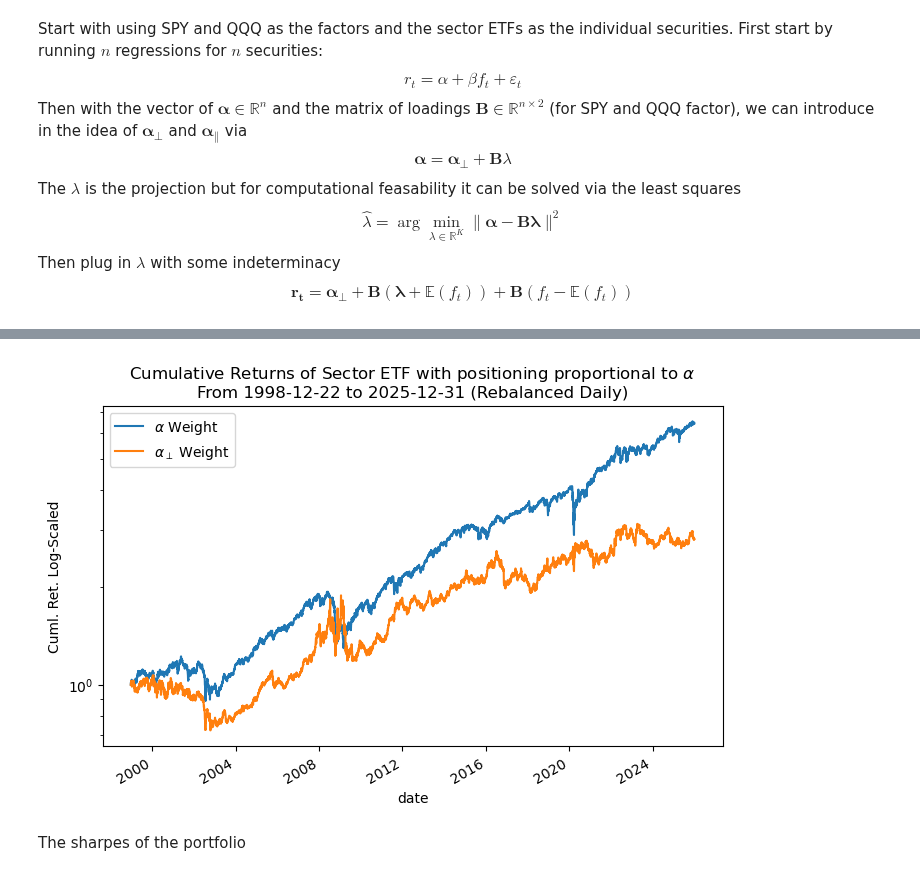
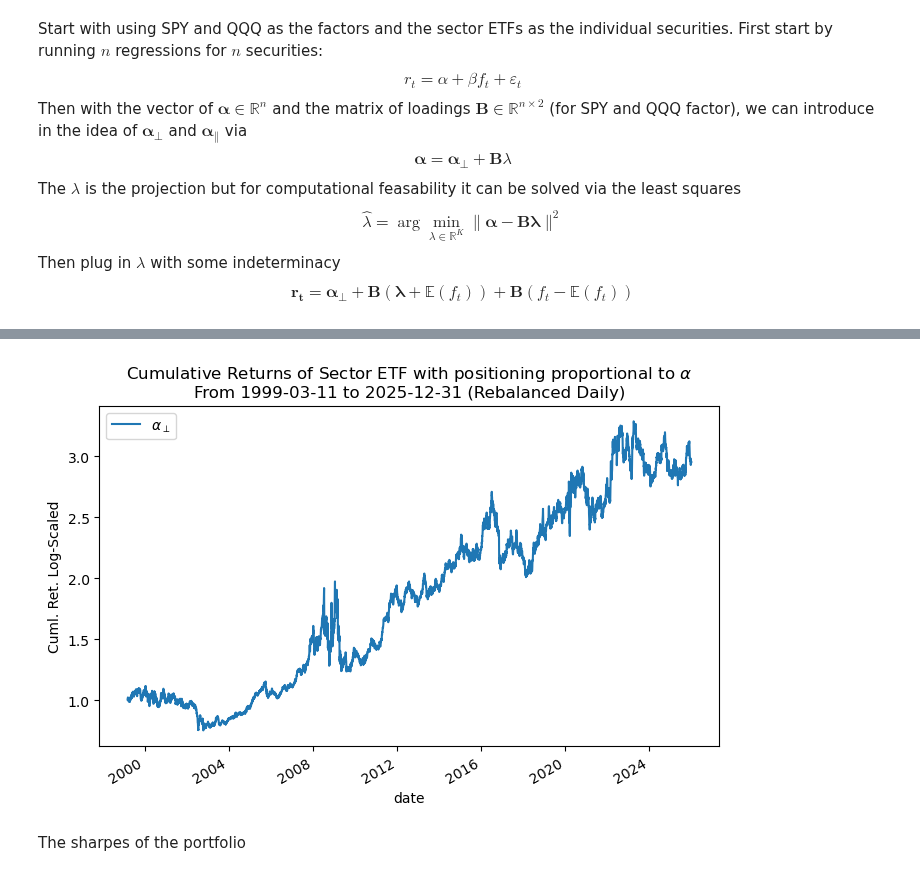
Before and after one commit to diegodalvarez/EQI, a Jupyter notebook: Chapter 4 - Linear Model of Returns.ipynb, the cells around one changed output, grey strips where cells are left out. Saved outputs shown, nothing was run; the diff lists cells and outputs as text; code cells hidden in the pictures.

```diff
--- a/Chapter 4 - Linear Model of Returns.ipynb
+++ b/Chapter 4 - Linear Model of Returns.ipynb
@@ -214,17 +167,0 @@ df_ports = (df_weight
-# %%
-(df_ports
-    .rename(columns = {"variable": ""})
-    .pivot(index = "date", columns = "", values = "weighted_rtn")
-    .apply(lambda x: np.cumprod(1 + x))
-    .rename(columns = renamer)
-    .plot(
-        figsize = (8,5),
-        logy    = True,
-        ylabel  = "Cuml. Ret. Log-Scaled",
-        title   = r"Cumulative Returns of Sector ETF with positioning proportional to $\alpha$" + "\nFrom {} to {} (Rebalanced Daily)".format(
-            df_ports.date.min().date(),
-            df_ports.date.max().date())))
-
-plt.show()
-# %% [output]
-[figure, removed]
@@ -231,3 +171,18 @@ plt.show()
+# %%
+fig, axes = plt.subplots(figsize = (8,5))
+(port_rtn
+    .to_frame(name = r"$\alpha_{\perp}$")
+    .apply(lambda x: np.cumprod(1 + x))
+    .plot(
+        ax      = axes,
+        ylabel  = "Cuml. Ret. Log-Scaled",
+        title   = r"Cumulative Returns of Sector ETF with positioning proportional to $\alpha$" + "\nFrom {} to {} (Rebalanced Daily)".format(
+            port_rtn.index.min().date(),
+            port_rtn.index.max().date())))
+
+plt.show()
+# %% [output]
+[figure, added]
 # %% [markdown]
 The sharpes of the portfolio
 # %%
```
Also changed, not shown: parts of 24 cells of this notebook, 2 other files.
